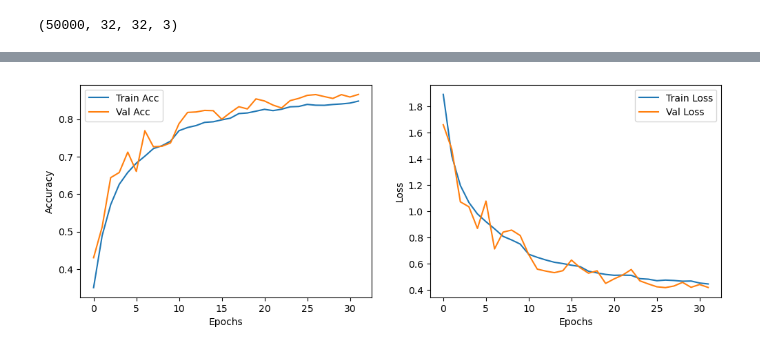
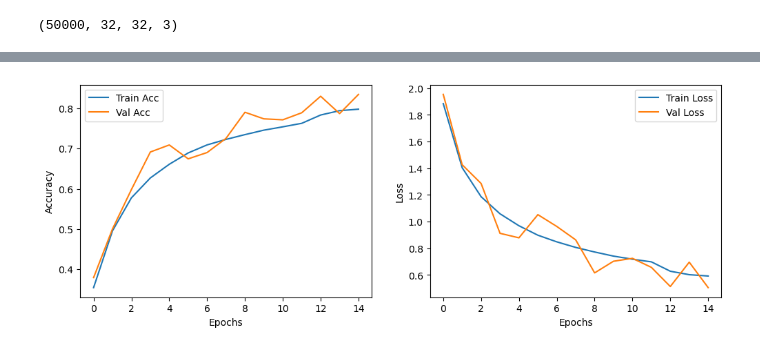
Before and after one commit to Dhruv29-29/Object_Detection_cnn, a Jupyter notebook: object_class.ipynb, the cells around one changed output, grey strips where cells are left out. Saved outputs shown, nothing was run; the diff lists cells and outputs as text; code cells hidden in the pictures.

```diff
--- a/object_class.ipynb
+++ b/object_class.ipynb
@@ -85,7 +80,7 @@ early_stopping = EarlyStopping(monitor='val_loss', patience=5, restore_best_weig
 # Train Model
 history = model.fit(datagen.flow(x_train, y_train, batch_size=64),
                     validation_data=(x_test, y_test),
-                    epochs=50, callbacks=[lr_schedule, early_stopping])
+                    epochs=15, callbacks=[lr_schedule, early_stopping])
 
 # Evaluate Model
 test_loss, test_acc = model.evaluate(x_test, y_test, verbose=2)
@@ -129,2 +125,2 @@ Epoch 32/50
-[figure, old version]
+[figure, new version]
 # %%
```
Also changed, not shown: parts of 10 cells of this notebook.
